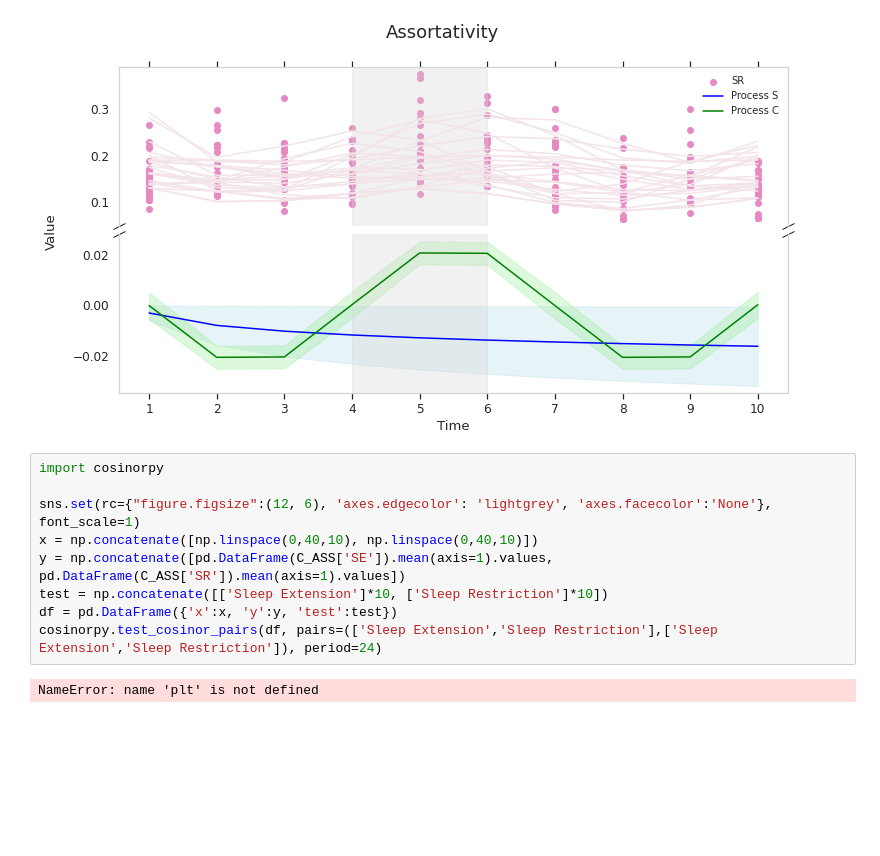
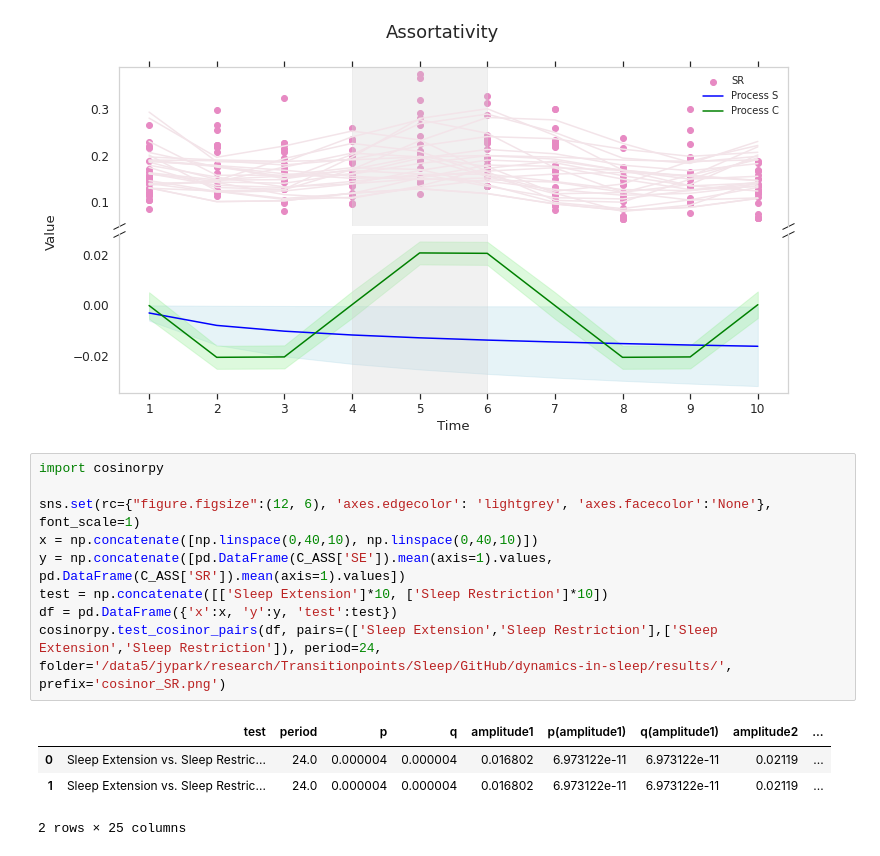
Before and after one commit to BISL-jypark/dynamics-in-sleep, a Jupyter notebook: src/sleep-restriction-study-Copy1.ipynb, the cells around one changed output. Cells and saved outputs as stored; diff of their text form; blank space fills up the shorter version.

```diff
--- a/src/sleep-restriction-study-Copy1.ipynb
+++ b/src/sleep-restriction-study-Copy1.ipynb
@@ -616,11 +616,14 @@ plt.show()
 # %%
 import cosinorpy
 
 sns.set(rc={"figure.figsize":(12, 6), 'axes.edgecolor': 'lightgrey', 'axes.facecolor':'None'}, font_scale=1)
 x = np.concatenate([np.linspace(0,40,10), np.linspace(0,40,10)])
 y = np.concatenate([pd.DataFrame(C_ASS['SE']).mean(axis=1).values, pd.DataFrame(C_ASS['SR']).mean(axis=1).values])
 test = np.concatenate([['Sleep Extension']*10, ['Sleep Restriction']*10])
 df = pd.DataFrame({'x':x, 'y':y, 'test':test})
-cosinorpy.test_cosinor_pairs(df, pairs=(['Sleep Extension','Sleep Restriction'],['Sleep Extension','Sleep Restriction']), period=24)
+cosinorpy.test_cosinor_pairs(df, pairs=(['Sleep Extension','Sleep Restriction'],['Sleep Extension','Sleep Restriction']), period=24, folder='/data5/jypark/research/Transitionpoints/Sleep/GitHub/dynamics-in-sleep/results/', prefix='cosinor_SR.png')
 # %% [output]
+|  | test | period | p | q | amplitude1 | p(amplitude1) | q(amplitude1) | amplitude2 | ... |
+| 0 | Sleep Extension vs. Sleep Restric... | 24.0 | 0.000004 | 0.000004 | 0.016802 | 6.973122e-11 | 6.973122e-11 | 0.02119 | ... |
+| 1 | Sleep Extension vs. Sleep Restric... | 24.0 | 0.000004 | 0.000004 | 0.016802 | 6.973122e-11 | 6.973122e-11 | 0.02119 | ... |
-NameError: name 'plt' is not defined
+2 rows × 25 columns
```
Also changed, not shown: parts of 7 cells of this notebook, 8 other files.
